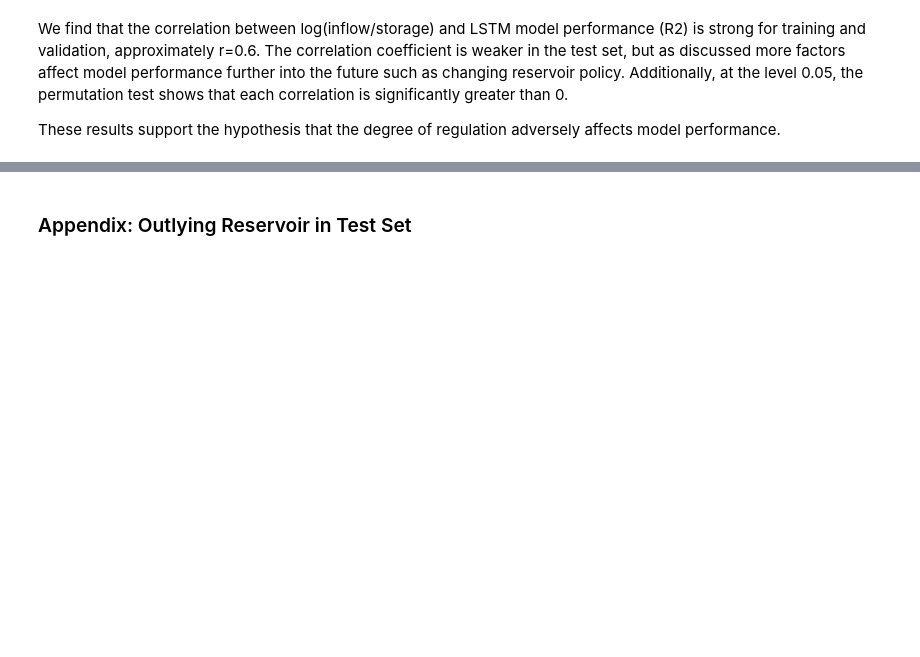
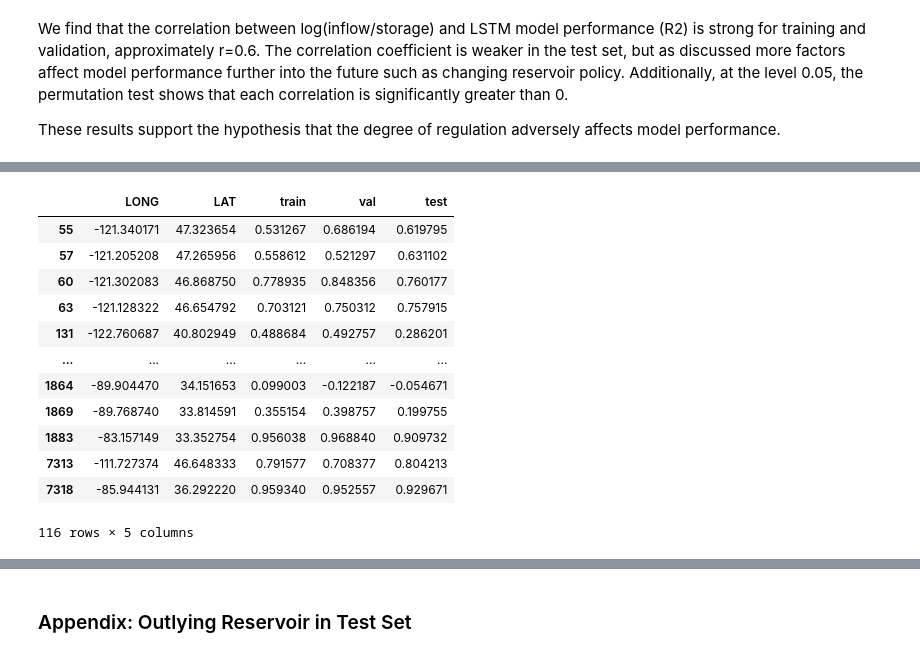
Before and after one commit to Matt2371/DL-reservoir-modeling, a Jupyter notebook: experiments/10b_resops_evaluate.ipynb, the cells around one changed output, grey strips where cells are left out. Cells and saved outputs as stored; diff of their text form; code cells hidden in the pictures; blank space fills up the shorter version.

```diff
--- a/experiments/10b_resops_evaluate.ipynb
+++ b/experiments/10b_resops_evaluate.ipynb
@@ -247,0 +286,18 @@ To do:
+# %%
+# Join with LSTM performance dataframe
+coords_all = coords_all.join(other=r2_scores_df, how='inner')
+coords_all
+# %% [output]
+|  | LONG | LAT | train | val | test |
+| 55 | -121.340171 | 47.323654 | 0.531267 | 0.686194 | 0.619795 |
+| 57 | -121.205208 | 47.265956 | 0.558612 | 0.521297 | 0.631102 |
+| 60 | -121.302083 | 46.868750 | 0.778935 | 0.848356 | 0.760177 |
+| 63 | -121.128322 | 46.654792 | 0.703121 | 0.750312 | 0.757915 |
+| 131 | -122.760687 | 40.802949 | 0.488684 | 0.492757 | 0.286201 |
+| ... | ... | ... | ... | ... | ... |
+| 1864 | -89.904470 | 34.151653 | 0.099003 | -0.122187 | -0.054671 |
+| 1869 | -89.768740 | 33.814591 | 0.355154 | 0.398757 | 0.199755 |
+| 1883 | -83.157149 | 33.352754 | 0.956038 | 0.968840 | 0.909732 |
+| 7313 | -111.727374 | 46.648333 | 0.791577 | 0.708377 | 0.804213 |
+| 7318 | -85.944131 | 36.292220 | 0.959340 | 0.952557 | 0.929671 |
+116 rows × 5 columns
```
Also changed, not shown: parts of 8 cells of this notebook, 1 other file.
